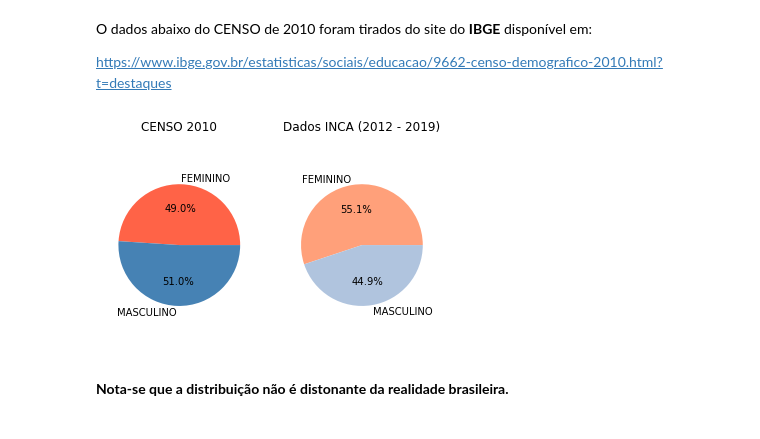
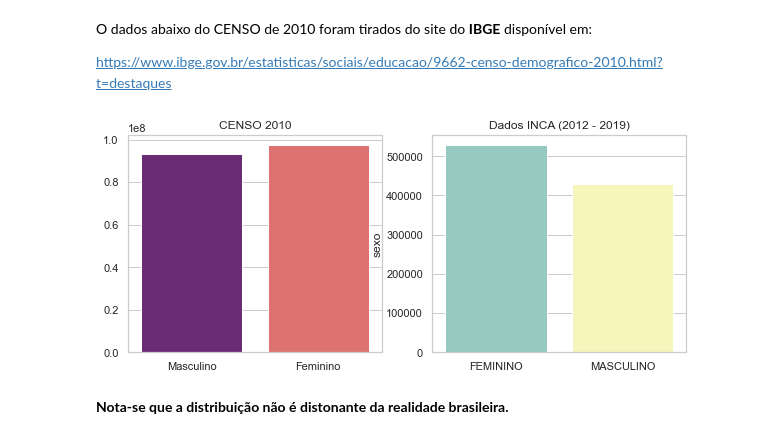
Before and after one commit to AnaPaulaPAraujo/analise_dados_cancer_brasil, a Jupyter notebook: Etapa 1/analise_geral.ipynb, the cells around one changed output. Cells and saved outputs as stored; diff of their text form; code cells hidden in the pictures.

```diff
--- a/Etapa 1/analise_geral.ipynb
+++ b/Etapa 1/analise_geral.ipynb
@@ -201,8 +201,8 @@ quantidade_ano
   2019.0       544
   Name: ano_atendimento, dtype: int64]]
 # %%
-plt.figure(figsize=(18,6))
-sns.catplot(data=dados2, x='ano_atendimento', kind='count', palette='Set2')
+sns.set_theme(style = 'whitegrid')
+sns.catplot(data=dados2, x='ano_atendimento', kind='count', palette='magma', aspect=1.5, alpha=.8)
 plt.xticks(rotation = 90)
 plt.legend().set_visible(False)
 
@@ -322,30 +324,41 @@ censo_2010 = [93406990, 97348809]
 # %%
 # Gráfico de comparação entre a proporção de homens e mulheres no Brasil em 2010 e os dados de pacientes com câncer.
 
-fig, (ax1,ax2) = plt.subplots(1,2)
+#sns.catplot(data=censo_2010, x=['Masculino','Feminino'], palette='magma', aspect=1.5)
+#plt.xticks(rotation = 90)
+#plt.legend().set_visible(False)
+
+sns.set_theme(style = 'whitegrid')
+fig, (ax1,ax2) = plt.subplots(1,2, figsize=(10,4))
+
+x1 = ['Masculino', 'Feminino']
 
 ax1.set_title('CENSO 2010')
-ax1.axis('equal')
-ax1.pie(
-        censo_2010,
-        labels= ['FEMININO','MASCULINO'],
-        autopct='%1.1f%%',
-        colors= ["tomato","steelblue"]
+sns.barplot(
+        x = x1,
+        y = censo_2010,
+        palette = 'magma',
+        ax = ax1
 )
 
 ax2.set_title('Dados INCA (2012 - 2019)')
-ax2.axis('equal')
-ax2.pie(
-        gf_pizza_sexos,
-        labels= ['FEMININO','MASCULINO'],
-        autopct='%1.1f%%',
-        colors= ["lightsalmon","lightsteelblue"]
+
+#ax2.pie(
+ #       gf_pizza_sexos,
+  #      labels= ['FEMININO','MASCULINO'],
+   #     autopct='%1.1f%%',
+    #    colors= ["lightsalmon","lightsteelblue"]
+#)
+sns.barplot(
+        x = ['FEMININO','MASCULINO'],
+        y = gf_pizza_sexos,
+        palette = 'Set3',
+        ax = ax2
 )
 
-
 plt.show()
 # %% [output]
-[figure, old version]
+[figure, new version]
 # %% [markdown]
 **Nota-se que a distribuição não é distonante da realidade brasileira.**
 # %%
```
Also changed, not shown: parts of 7 cells of this notebook, 2 other files.
